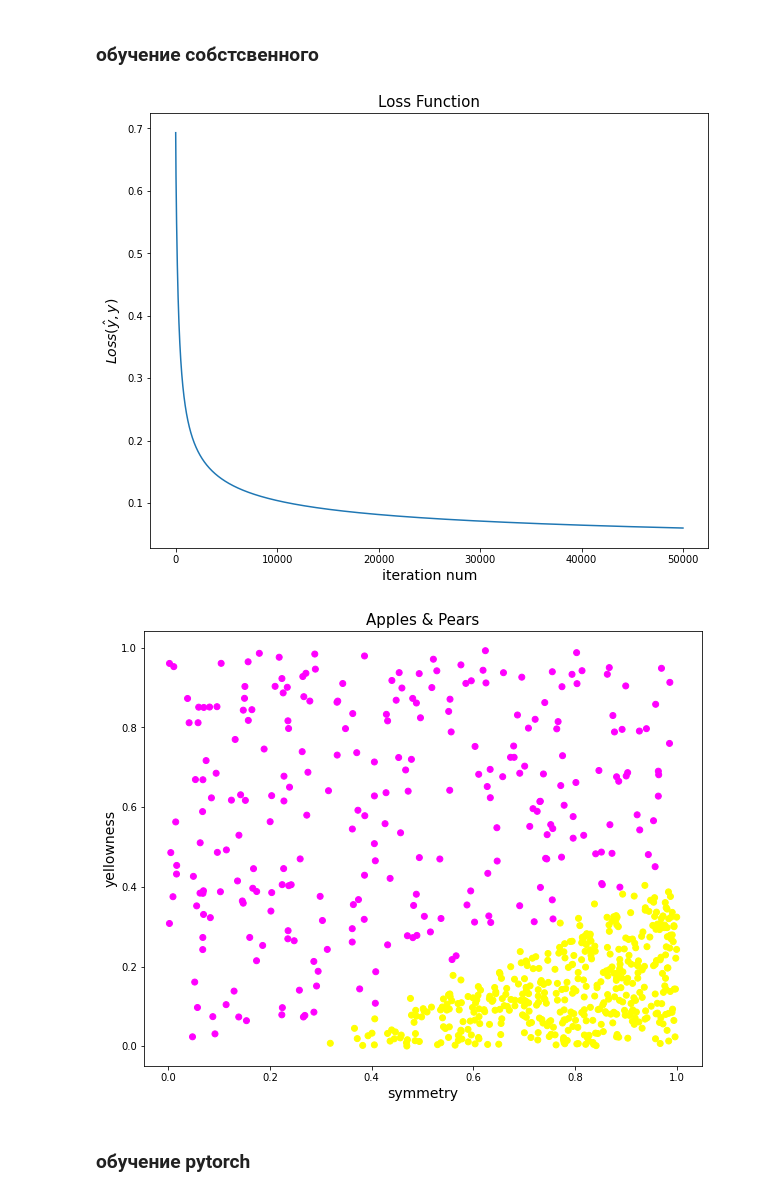
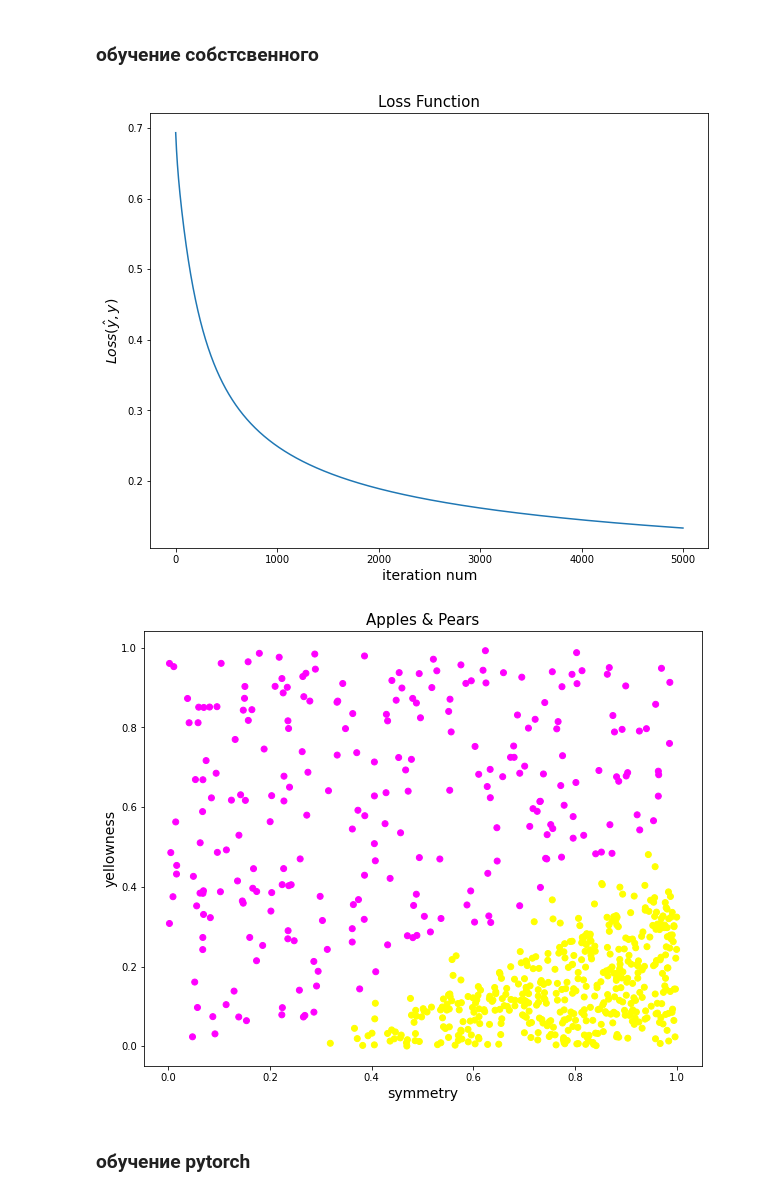
Before and after one commit to evlko/CS-493, a Jupyter notebook: Lab_6_1.ipynb, the cells around one changed output. Saved outputs shown, nothing was run; the diff lists cells and outputs as text; code cells hidden in the pictures.

```diff
--- a/Lab_6_1.ipynb
+++ b/Lab_6_1.ipynb
@@ -191,16 +194,16 @@ X_train, X_test, y_train, y_test = train_test_split(X, y, test_size=0.3, random_
 ### обучение собстсвенного
 # %%
 neuron = Neuron()
-loss_values = neuron.fit(X_train.values, y_train.values.reshape((-1, 1)) , num_epochs=50000)
+loss_values = neuron.fit(X_train.values, y_train.values.reshape((-1, 1)) , num_epochs=5000)
 
 plt.figure(figsize=(10, 8))
 plt.plot(loss_values)
 plt.title('Loss Function', fontsize=15)
 plt.xlabel('iteration num', fontsize=14)
 plt.ylabel('$Loss(\hat{y}, y)$', fontsize=14)
 plt.show()
 # %% [output]
-[figure, old version]
+[figure, new version]
 # %%
 plt.figure(figsize=(10, 8))
 plt.scatter(X_train['yellowness'], X_train['symmetry'], c=neuron.predict(X_train.values), cmap='spring')
@@ -209,7 +212,7 @@ plt.xlabel('symmetry', fontsize=14)
 plt.ylabel('yellowness', fontsize=14)
 plt.show()
 # %% [output]
-[figure, old version]
+[figure, new version]
 # %% [markdown]
 ### обучение pytorch
 # %%
```
Also changed, not shown: parts of 5 cells of this notebook.
